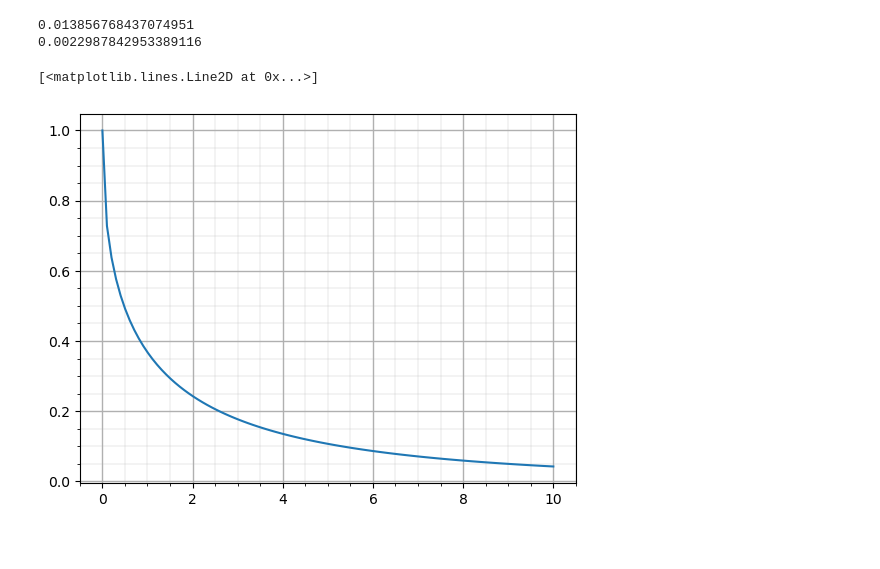
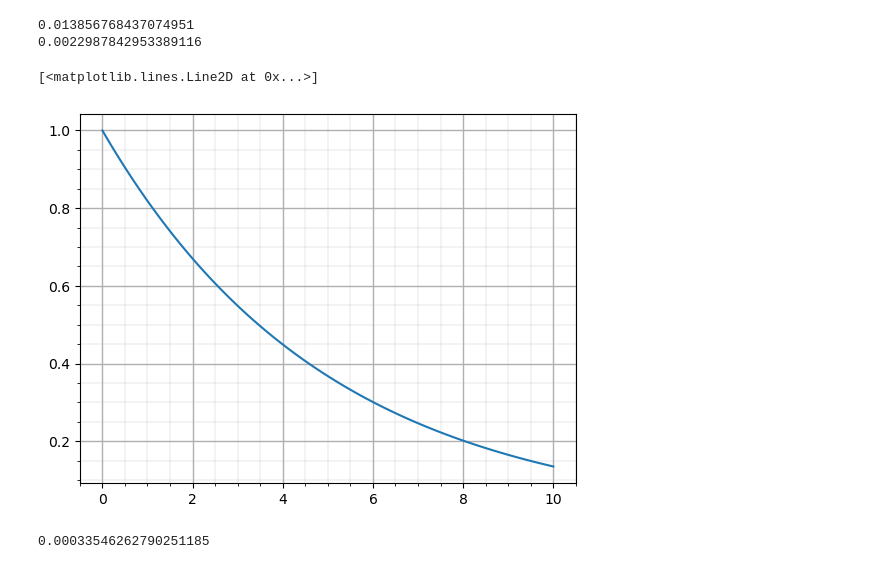
Before and after one commit to execbat/mujoco_inverted_pendulum_project, a Jupyter notebook: functions_calc.ipynb, the cells around one changed output. Drawn from its saved outputs; the diff is of its cells as text; code cells hidden in the pictures.

```diff
--- a/functions_calc.ipynb
+++ b/functions_calc.ipynb
@@ -60,12 +60,16 @@ print(accel)
 0.0022987842953389116
 # %%
 dist = np.linspace(0, 10, 100)
-y = np.exp(-np.sqrt(abs(dist)))
+y = np.exp(- 0.2*dist)
 
 plt.grid(which = "major", linewidth = 1)
 plt.grid(which = "minor", linewidth = 0.2)
 plt.minorticks_on()
 plt.plot(dist,y)
 # %% [output]
 [<matplotlib.lines.Line2D at 0x...>]
-[figure, old version]
+[figure, new version]
+# %%
+np.exp(- 0.2*40)
+# %% [output]
+0.00033546262790251185
```
Also changed, not shown: 1 other file.
